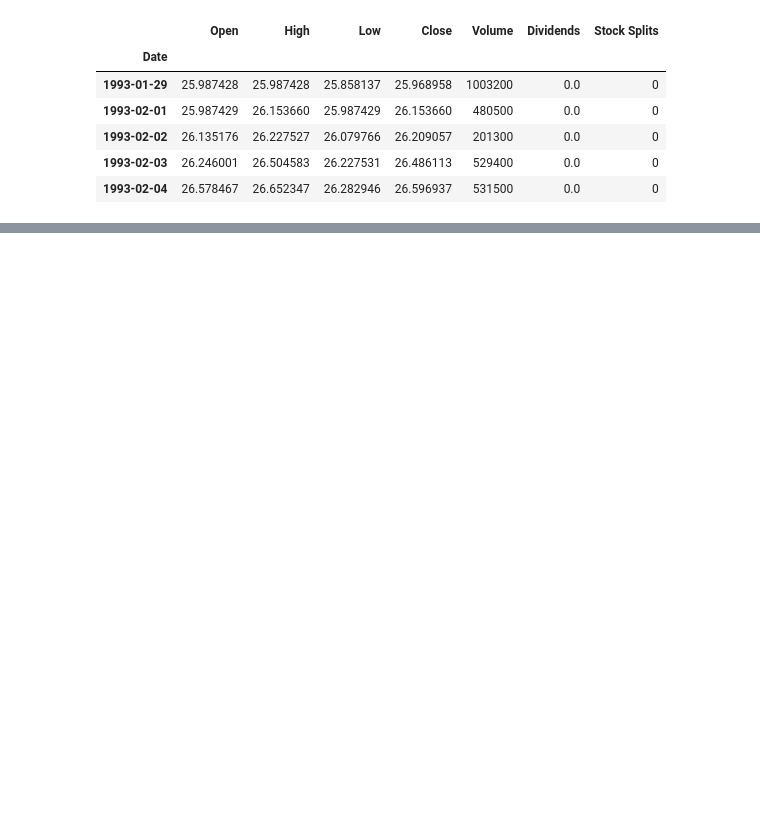
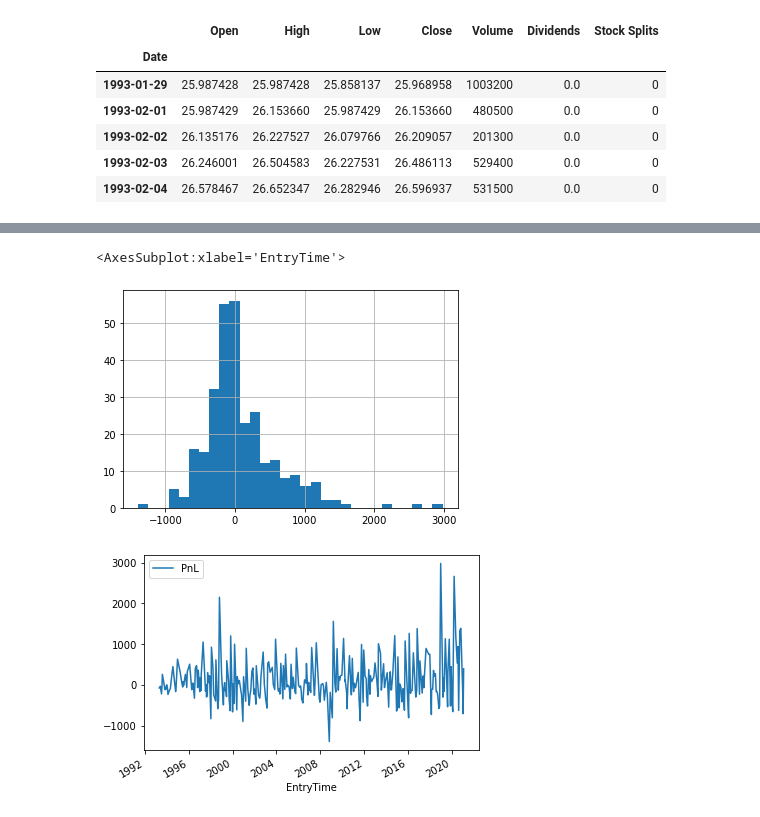
Before and after one commit to evelynyou/capstone_indicators, a Jupyter notebook: productionize.ipynb, the cells around one changed output, grey strips where cells are left out. Cells and saved outputs as stored; diff of their text form; code cells hidden in the pictures; blank space fills up the shorter version.

```diff
--- a/productionize.ipynb
+++ b/productionize.ipynb
@@ -555,0 +111,8 @@ stats["Sharpe Ratio"]
+# %%
+macd_trades = equity_trades['MacdSignal'][1]
+macd_trades['PnL'].hist(bins=30)
+macd_trades.loc[:, ['PnL', "EntryTime"]].set_index('EntryTime').plot()
+# %% [output]
+<AxesSubplot:xlabel='EntryTime'>
+[figure, added]
+[figure, added]
```
Also changed, not shown: parts of 63 cells of this notebook, 3 other files.
